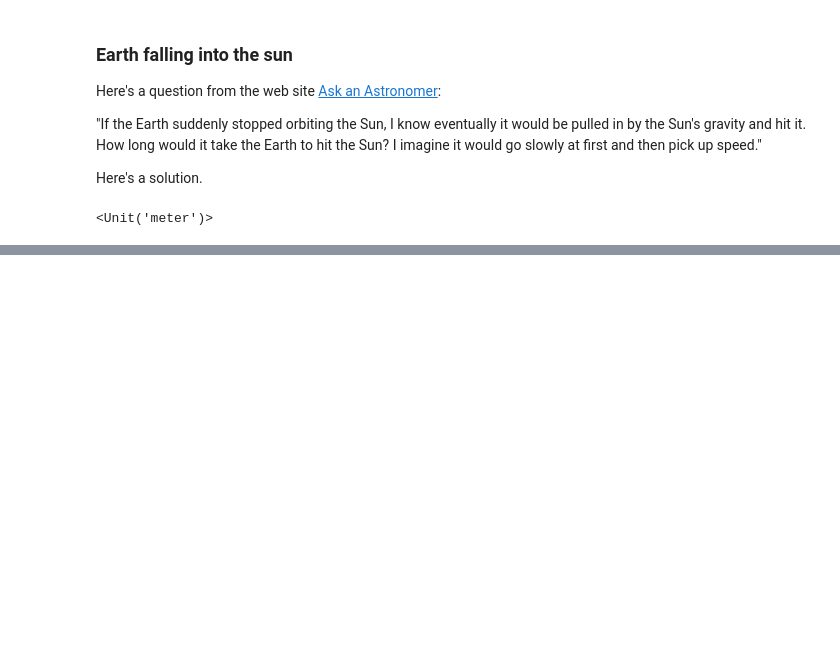
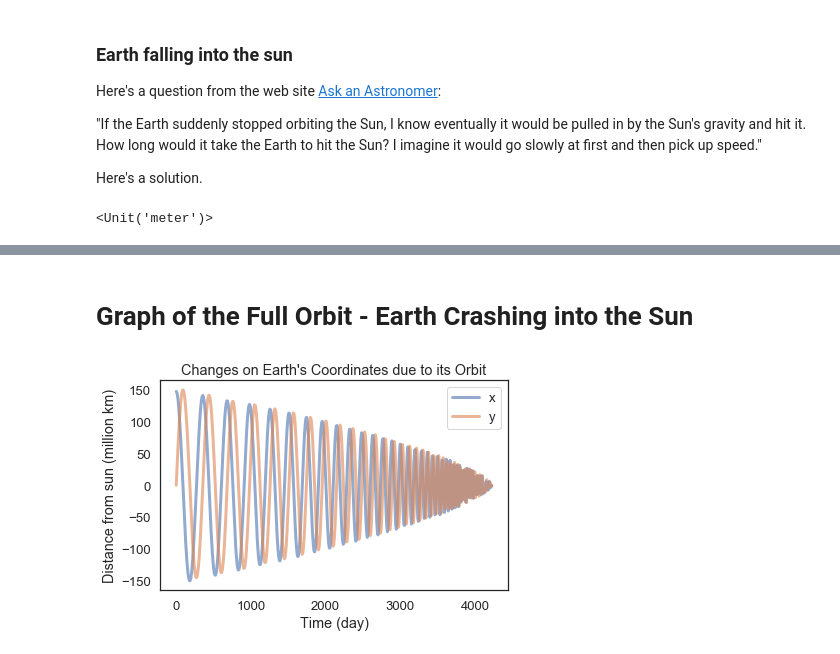
Before and after one commit to hkRho/ModSimPy, a Jupyter notebook: code/orbit_homework.ipynb, the cells around one changed output, grey strips where cells are left out. Cells and saved outputs as stored; diff of their text form; code cells hidden in the pictures; blank space fills up the shorter version.

```diff
--- a/code/orbit_homework.ipynb
+++ b/code/orbit_homework.ipynb
@@ -167,9 +152,12 @@ t_final.to(UNITS.day)
 # %%
 # Before plotting, we run the simulation again with `t_eval`
 
-ts = linspace(t_0, t_final, 201)
+
+ts = linspace(t_0, t_final, 500)
+
 #temporarily commented out
 #results, details = run_ode_solver(system, slope_func, events=event_func, t_eval=ts)
+
 results, details = run_ode_solver(system, slope_func, t_eval=ts)
 # %%
 # Scaling the time steps to days
@@ -180,3 +168,16 @@ results.index /= 60 * 60 * 24
 
 x = results.x / 1e9;
 y = results.y / 1e9;
+# %% [markdown]
+# Graph of the Full Orbit - Earth Crashing into the Sun
+# %%
+# The two graphs below are to see what happens in the absence of the event function
+
+plot(x, label='x')
+plot(y, label='y')
+
+decorate(xlabel='Time (day)',
+         ylabel='Distance from sun (million km)',
+         title="Changes on Earth's Coordinates due to its Orbit")
+# %% [output]
+[figure, added]
```
Also changed, not shown: parts of 21 cells of this notebook.
